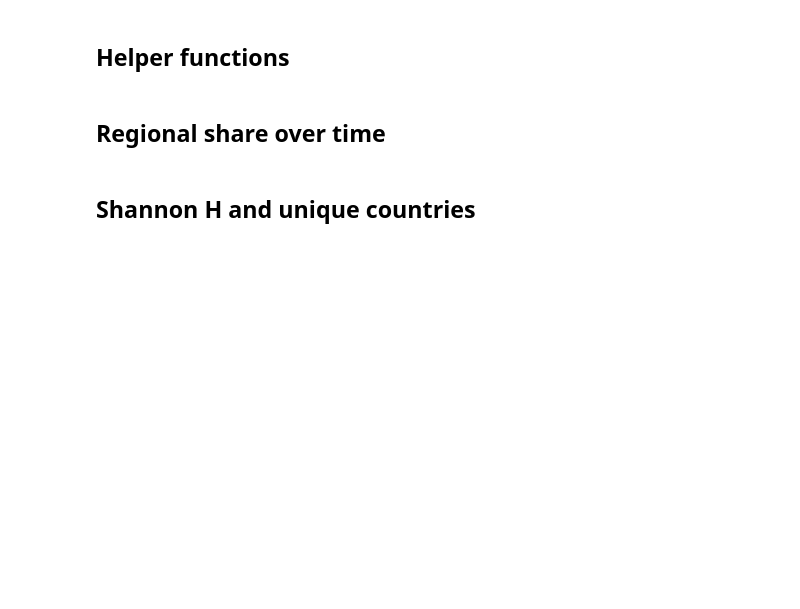
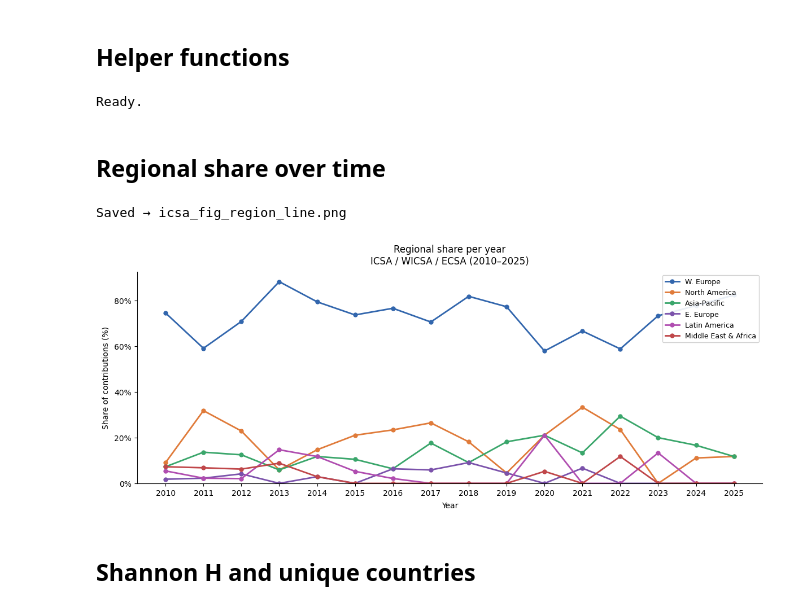
Before and after one commit to amyhoyt625/geo_data, a Jupyter notebook: src/analysis/icsa_timeseries.ipynb, the cells around one changed output. Saved outputs shown, nothing was run; the diff lists cells and outputs as text; code cells hidden in the pictures; blank space fills up the shorter version.

Commit message:
region mapping

```diff
--- a/src/analysis/icsa_timeseries.ipynb
+++ b/src/analysis/icsa_timeseries.ipynb
@@ -103,98 +98,72 @@ print(f"Regions: {REGION_ORDER}")
 ## Helper functions
 # %%
 def get_region_pct(df):
-    """Percentage of papers from each region per year.
-    Reads region directly from the dataframe — no mapping needed.
-    A paper counts once per region it has authors from.
-    """
     doi_region  = df.drop_duplicates(subset=["doi", "year", "region"])
     region_year = (
         doi_region.groupby(["year", "region"]).size()
         .unstack(fill_value=0)
         .reindex(columns=REGION_ORDER, fill_value=0)
     )
-    year_totals = doi_region.drop_duplicates(subset=["doi", "year"]).groupby("year").size()
+    year_totals = doi_region.drop_duplicates(subset=["doi","year"]).groupby("year").size()
     return region_year.div(year_totals, axis=0) * 100
 
-
 def compute_diversity(df):
-    """Shannon H, H_max, evenness, and unique country count per year."""
     rows = []
     for year, g in df.groupby("year"):
-        cc_counts = (
-            g.drop_duplicates(subset=["doi", "country_code"])
-             .groupby("country_code")["doi"].nunique()
-        )
-        n = len(cc_counts)
-        p = cc_counts / cc_counts.sum()
-        H = float(-(p * np.log(p)).sum())
+        cc = g.drop_duplicates(subset=["doi","country_code"]).groupby("country_code")["doi"].nunique()
+        n  = len(cc)
+        p  = cc / cc.sum()
+        H  = float(-(p * np.log(p)).sum())
         H_max = np.log(n) if n > 1 else 1
-        rows.append({
-            "year":        year,
-            "shannon_H":   round(H, 3),
-            "H_max":       round(H_max, 3),
-            "evenness":    round(H / H_max, 3),
-            "n_countries": n,
-            "n_papers":    g["doi"].nunique(),
-        })
+        rows.append({"year": year, "shannon_H": round(H,3), "H_max": round(H_max,3),
+                     "evenness": round(H/H_max,3), "n_countries": n, "n_papers": g["doi"].nunique()})
     return pd.DataFrame(rows).set_index("year")
 
-
 def compute_hhi(df):
-    """Herfindahl-Hirschman Index per year. Higher = more concentrated."""
     rows = []
     for year, g in df.groupby("year"):
-        p = (
-            g.drop_duplicates(subset=["doi", "country_code"])
-             .groupby("country_code")["doi"].nunique()
-        )
+        p = g.drop_duplicates(subset=["doi","country_code"]).groupby("country_code")["doi"].nunique()
         p = p / p.sum()
-        rows.append({"year": year, "hhi": round(float((p ** 2).sum()), 4)})
+        rows.append({"year": year, "hhi": round(float((p**2).sum()), 4)})
     return pd.DataFrame(rows).set_index("year")
 
-
 def style_ax(ax, years=None):
-    ax.spines[["top", "right"]].set_visible(False)
+    ax.spines[["top","right"]].set_visible(False)
     ax.set_xlabel("Year", labelpad=6)
     if years is not None:
         ax.set_xticks(years)
 
+def save_fig(fig, name):
+    fig.savefig(OUTPUT_DIR / name, dpi=150, bbox_inches="tight")
+    print(f"Saved → {name}")
 
-def save_fig(fig, filename):
-    fig.savefig(OUTPUT_DIR / filename, dpi=150, bbox_inches="tight")
-    print(f"Saved → {filename}")
-
-
-# precompute once
 region_pct = get_region_pct(df)
 div_df     = compute_diversity(df)
 hhi_df     = compute_hhi(df)
-
-print("Precomputed region_pct, div_df, hhi_df")
-print(div_df)
+print("Ready.")
+# %% [output]
+Ready.
 # %% [markdown]
 ## Regional share over time
 # %%
 fig, ax = plt.subplots(figsize=(12, 5))
-
 for region in REGION_ORDER:
-    if region not in region_pct.columns:
-        continue
-    if region_pct[region].max() < 1:
+    if region not in region_pct.columns or region_pct[region].max() < 1:
         continue
     ax.plot(years, region_pct[region], "o-",
-            color=REGION_COLORS.get(region, "#333"),
-            linewidth=2, markersize=5, label=region)
-
+            color=REGION_COLORS[region], lw=2, ms=5, label=region)
 ax.set_ylabel("Share of contributions (%)", labelpad=6)
 ax.yaxis.set_major_formatter(mtick.PercentFormatter())
 ax.set_ylim(bottom=0)
 ax.legend(loc="upper right", fontsize=9, framealpha=0.9)
-ax.set_title(f"Regional share of contributions per year\n{TITLE_SUFFIX}", pad=10)
+ax.set_title(f"Regional share per year\n{TITLE_SUFFIX}", pad=10)
 style_ax(ax, years)
 plt.tight_layout()
 save_fig(fig, f"{FIG_PREFIX}_fig_region_line.png")
 plt.show()
+# %% [output]
+Saved → icsa_fig_region_line.png
+[figure, added]
 # %% [markdown]
 ## Shannon H and unique countries
 # %%
```
Also changed, not shown: parts of 12 cells of this notebook, 15 other files.
